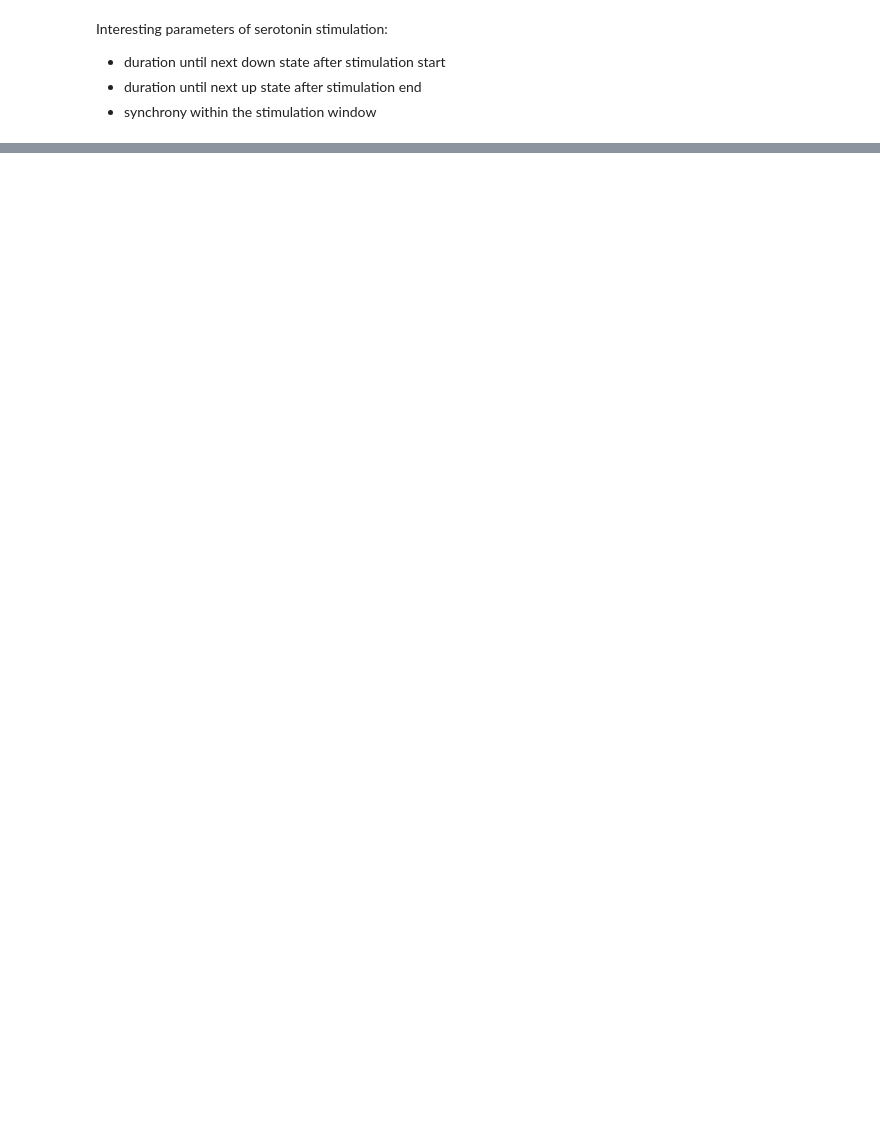
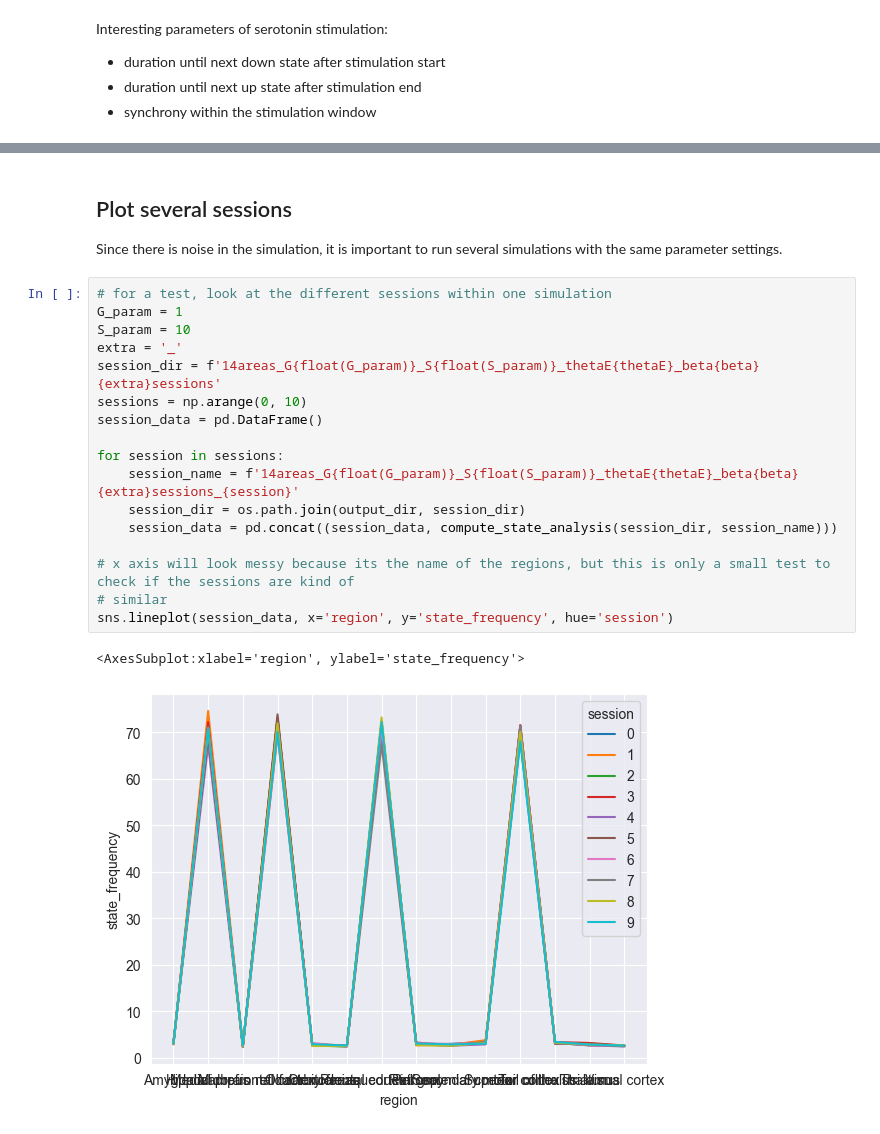
Before and after one commit to rosagross/SerotoninModelling, a Jupyter notebook: Analysis/Plotting Results.ipynb, the cells around one changed output, grey strips where cells are left out. Drawn from its saved outputs; the diff is of its cells as text; blank space fills up the shorter version.

```diff
--- a/Analysis/Plotting Results.ipynb
+++ b/Analysis/Plotting Results.ipynb
@@ -729,0 +1014,23 @@ synchrony: 0.6515803374058866
+# %% [markdown]
+## Plot several sessions
+Since there is noise in the simulation, it is important to run several simulations with the same parameter settings.
+# %%
+# for a test, look at the different sessions within one simulation
+G_param = 1
+S_param = 10
+extra = '_'
+session_dir = f'14areas_G{float(G_param)}_S{float(S_param)}_thetaE{thetaE}_beta{beta}{extra}sessions'
+sessions = np.arange(0, 10)
+session_data = pd.DataFrame()
+
+for session in sessions:
+    session_name = f'14areas_G{float(G_param)}_S{float(S_param)}_thetaE{thetaE}_beta{beta}{extra}sessions_{session}'
+    session_dir = os.path.join(output_dir, session_dir)
+    session_data = pd.concat((session_data, compute_state_analysis(session_dir, session_name)))
+
+# x axis will look messy because its the name of the regions, but this is only a small test to check if the sessions are kind of
+# similar
+sns.lineplot(session_data, x='region', y='state_frequency', hue='session')
+# %% [output]
+<AxesSubplot:xlabel='region', ylabel='state_frequency'>
+[figure, added]
```
Also changed, not shown: parts of 52 cells of this notebook, 3 other files.
